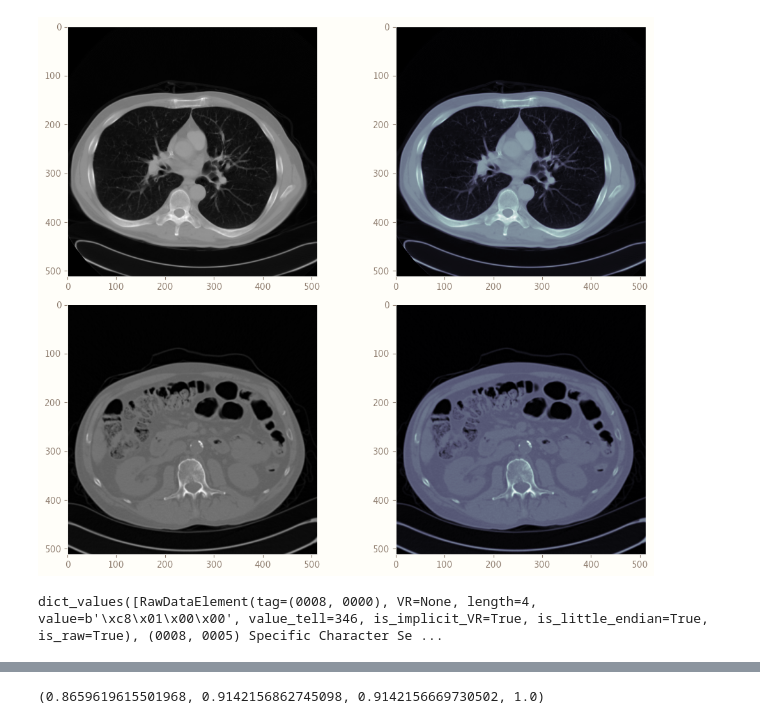
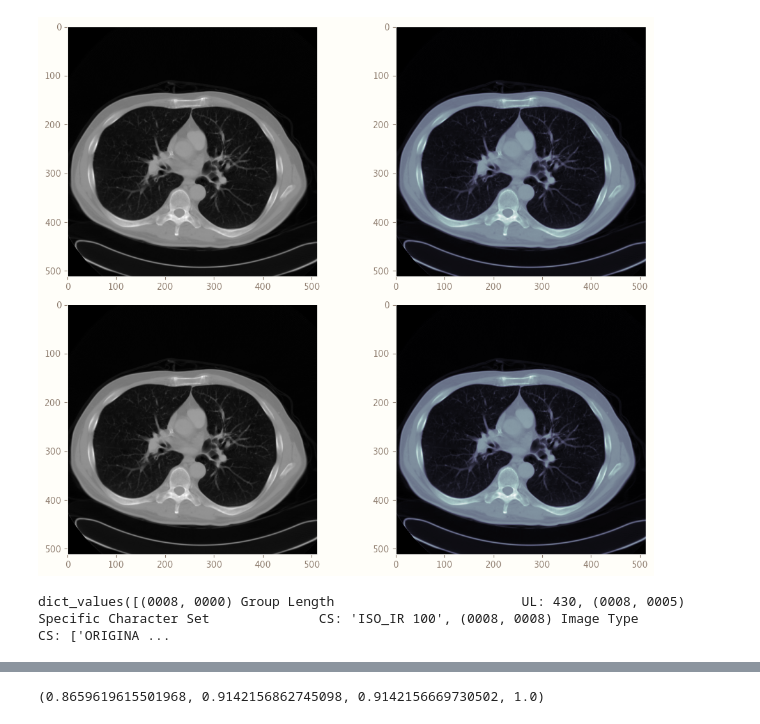
Before and after one commit to RaphaelZH/OpenCV_Program_EN, a Jupyter notebook: Deep Learning with PyTorch for Medical Image Analysis/Notebooks/3 - Data Formats in Medical Imaging.ipynb, the cells around one changed output, grey strips where cells are left out. Drawn from its saved outputs; the diff is of its cells as text; code cells hidden in the pictures.

```diff
--- a/Deep Learning with PyTorch for Medical Image Analysis/Notebooks/3 - Data Formats in Medical Imaging.ipynb
+++ b/Deep Learning with PyTorch for Medical Image Analysis/Notebooks/3 - Data Formats in Medical Imaging.ipynb
@@ -227,9 +305,4 @@ def get_image_plane(loc):
 # %%
-path = Path(dir_path)
-
-dicom_path = random.choice([entry.name for entry in path.iterdir() if (entry.is_file() and entry.name != sample_dcm)])
-
-dicom_file = pydicom.read_file(dir_path + dicom_path)
 
 
 def image_display(image, ax, title, cmap):
@@ -288,39 +361,39 @@ image_display(
     axs[0, 1],
     "",
     cmap="bone",
 )
 
 DICOM_image_display(
     dicom_file,
     axs[1, 0],
     "",
     cmap="gray",
 )
 
 DICOM_image_display(
     dicom_file,
     axs[1, 1],
     "",
     cmap="bone",
 )
 
 
 fig.suptitle(
     "",
     fontsize="x-large",
     x=0.5,
     y=0,
 )
 
 plt.tight_layout()
 plt.show()
 # %% [output]
-[figure, old version]
+[figure, new version]
 # %%
 dicom_file.keys()
 dicom_file.values()
 # %% [output]
-dict_values([RawDataElement(tag=(0008, 0000), VR=None, length=4, value=b'\xc8\x01\x00\x00', value_tell=346, is_implicit_VR=True, is_little_endian=True, is_raw=True), (0008, 0005) Specific Character Se ...
+dict_values([(0008, 0000) Group Length                        UL: 430, (0008, 0005) Specific Character Set              CS: 'ISO_IR 100', (0008, 0008) Image Type                          CS: ['ORIGINA ...
 # %%
 res = []
 
```
Also changed, not shown: parts of 17 cells of this notebook.
